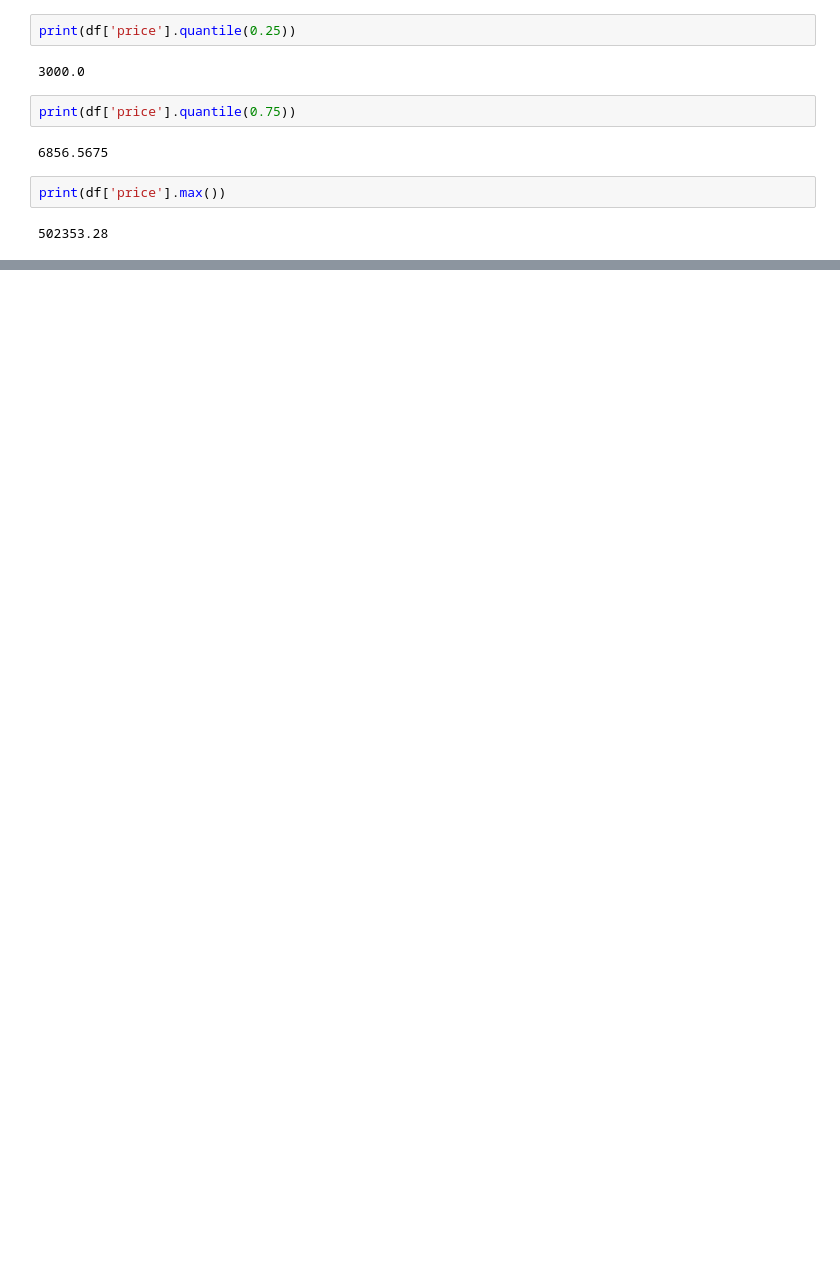
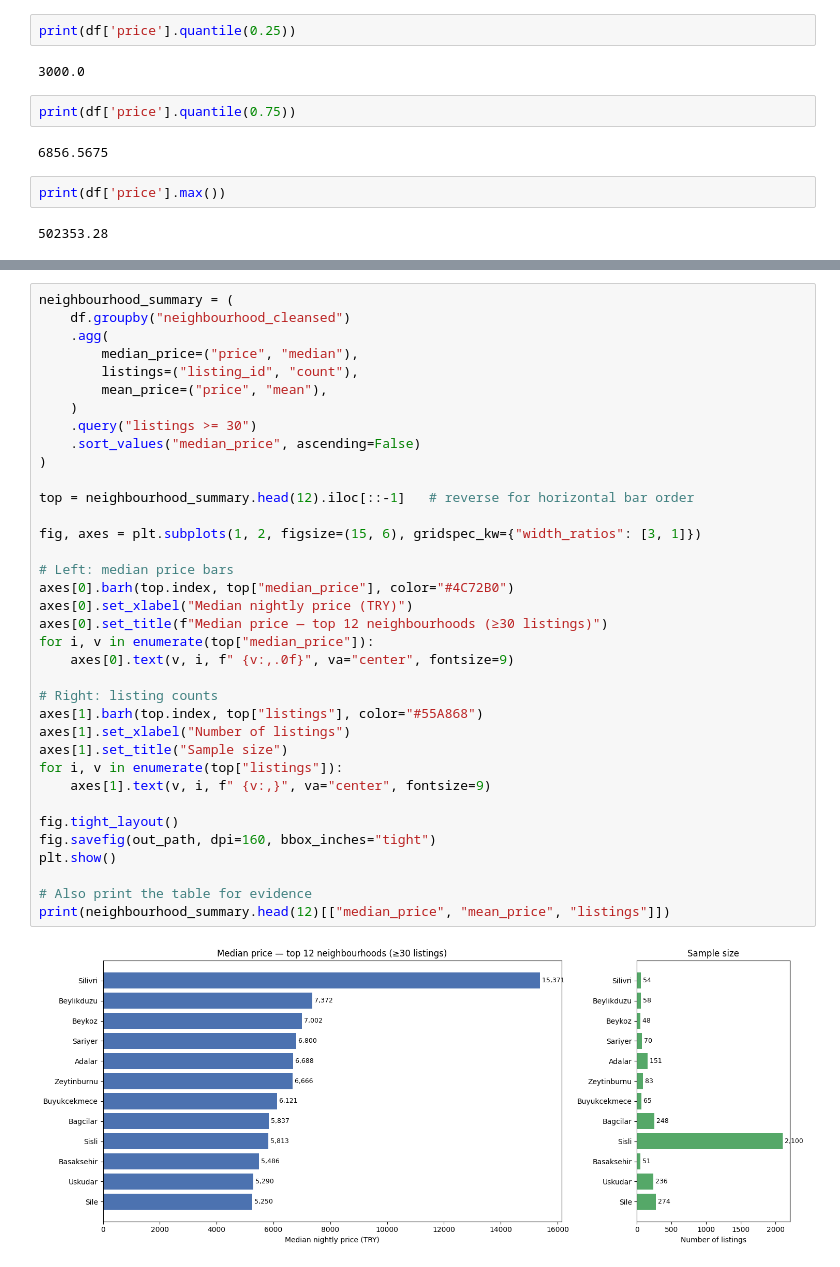
Before and after one commit to Bou-eng/market-analyzer, a Jupyter notebook: notebooks/02_market_eda.ipynb, the cells around one changed output, grey strips where cells are left out. Cells and saved outputs as stored; diff of their text form; blank space fills up the shorter version.

Commit message:
feat(eda): add neighborhood price comparison with sample-size filter

```diff
--- a/notebooks/02_market_eda.ipynb
+++ b/notebooks/02_market_eda.ipynb
@@ -76,0 +100,38 @@ print(df['price'].max())
+# %%
+neighbourhood_summary = (
+    df.groupby("neighbourhood_cleansed")
+    .agg(
+        median_price=("price", "median"),
+        listings=("listing_id", "count"),
+        mean_price=("price", "mean"),
+    )
+    .query("listings >= 30")
+    .sort_values("median_price", ascending=False)
+)
+
+top = neighbourhood_summary.head(12).iloc[::-1]   # reverse for horizontal bar order
+
+fig, axes = plt.subplots(1, 2, figsize=(15, 6), gridspec_kw={"width_ratios": [3, 1]})
+
+# Left: median price bars
+axes[0].barh(top.index, top["median_price"], color="#4C72B0")
+axes[0].set_xlabel("Median nightly price (TRY)")
+axes[0].set_title(f"Median price — top 12 neighbourhoods (≥30 listings)")
+for i, v in enumerate(top["median_price"]):
+    axes[0].text(v, i, f" {v:,.0f}", va="center", fontsize=9)
+
+# Right: listing counts
+axes[1].barh(top.index, top["listings"], color="#55A868")
+axes[1].set_xlabel("Number of listings")
+axes[1].set_title("Sample size")
+for i, v in enumerate(top["listings"]):
+    axes[1].text(v, i, f" {v:,}", va="center", fontsize=9)
+
+fig.tight_layout()
+fig.savefig(out_path, dpi=160, bbox_inches="tight")
+plt.show()
+
+# Also print the table for evidence
+print(neighbourhood_summary.head(12)[["median_price", "mean_price", "listings"]])
+# %% [output]
+[figure, added]
```
Also changed, not shown: parts of 3 cells of this notebook, 14 other files.
